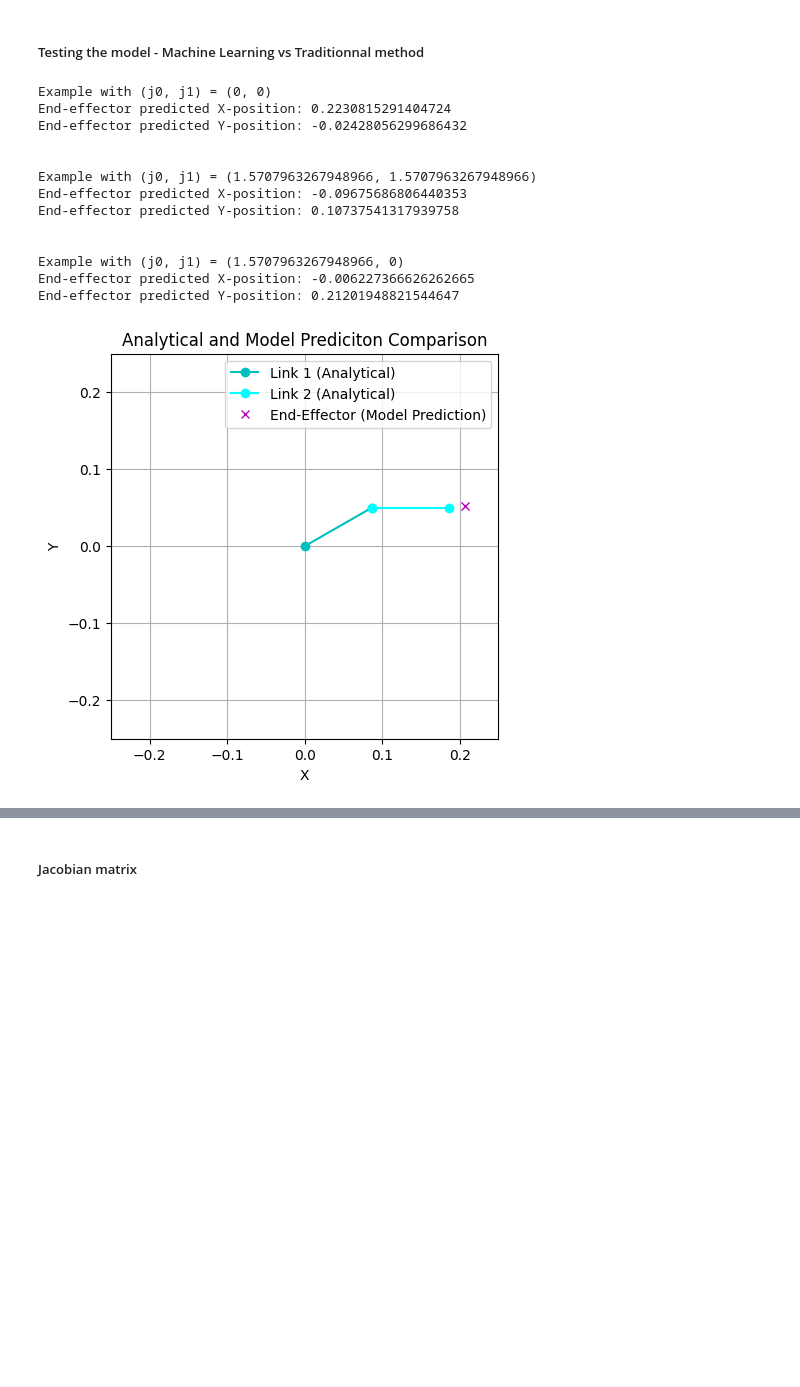
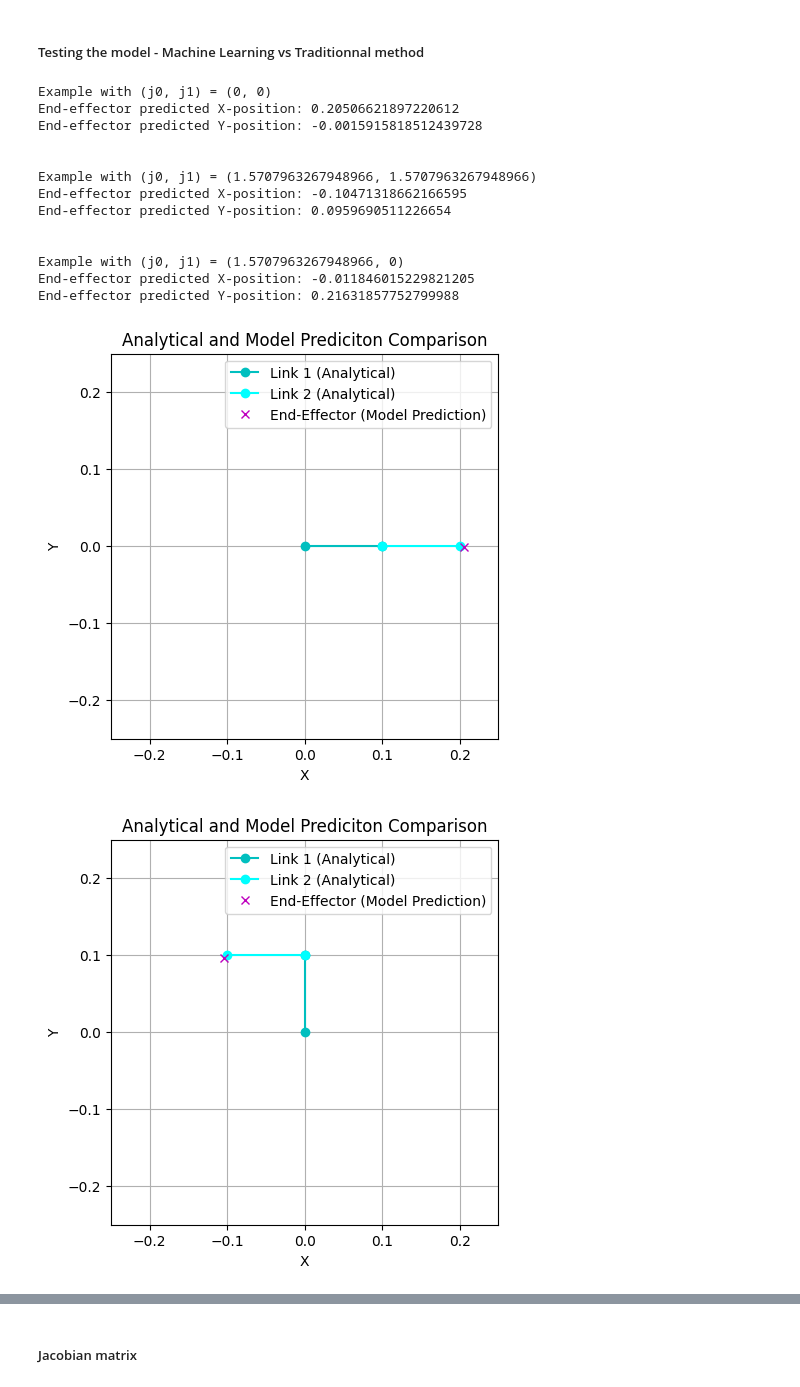
Before and after one commit to Mowibox/Mujoco-ML, a Jupyter notebook: mujoco_ml.ipynb, the cells around one changed output, grey strips where cells are left out. Drawn from its saved outputs; the diff is of its cells as text; code cells hidden in the pictures; blank space fills up the shorter version.

```diff
--- a/mujoco_ml.ipynb
+++ b/mujoco_ml.ipynb
@@ -296,11 +305,11 @@ model_2R.compile(loss=MSE, optimizer=Adam(learning_rate=0.001))
 ##### Solver - Training phase
 # %%
 epochs = 50
-history = model_2R.fit(X_2R_train, y_2R_train,
+history_2R = model_2R.fit(X_2R_train, y_2R_train,
                     epochs=epochs,
                     validation_data=(X_2R_test, y_2R_test),
                     verbose=1)
 
-print(f"== Final loss ==\nTrain: {history.history['loss'][-1]}\nTest: {history.history['val_loss'][-1]}")
+print(f"== Final loss ==\nTrain: {history_2R.history['loss'][-1]}\nTest: {history_2R.history['val_loss'][-1]}")
 # %% [output]
 Epoch 1/50
@@ -383,7 +392,6 @@ def FK(model, theta):
 
     return out
 # %%
-# Flat arm
 THETA_LST = [(0,0), (np.pi/2, np.pi/2), (np.pi/2, 0)]
 
 for theta in THETA_LST:
@@ -394,18 +402,18 @@ for theta in THETA_LST:
     print("\n")
 # %% [output]
 Example with (j0, j1) = (0, 0)
-End-effector predicted X-position: 0.2230815291404724
-End-effector predicted Y-position: -0.02428056299686432
+End-effector predicted X-position: 0.20506621897220612
+End-effector predicted Y-position: -0.0015915818512439728
 
 
 Example with (j0, j1) = (1.5707963267948966, 1.5707963267948966)
-End-effector predicted X-position: -0.09675686806440353
-End-effector predicted Y-position: 0.10737541317939758
+End-effector predicted X-position: -0.10471318662166595
+End-effector predicted Y-position: 0.0959690511226654
 
 
 Example with (j0, j1) = (1.5707963267948966, 0)
-End-effector predicted X-position: -0.006227366626262665
-End-effector predicted Y-position: 0.21201948821544647
+End-effector predicted X-position: -0.011846015229821205
+End-effector predicted Y-position: 0.21631857752799988
 # %%
 def dispFK_2R(model, theta):
     """
@@ -446,8 +454,9 @@ def dispFK_2R(model, theta):
     plt.legend()
     plt.show()
 # %%
-theta = (np.pi/6,-np.pi/6)
-result_model = FK(model_2R, theta)
-dispFK_2R(result_model, theta)
+for theta in THETA_LST:
+    result_model = FK(model_2R, theta)
+    dispFK_2R(result_model, theta)
 # %% [output]
-[figure, old version]
+[figure, new version]
+[figure, added]
```
Also changed, not shown: parts of 13 cells of this notebook.
